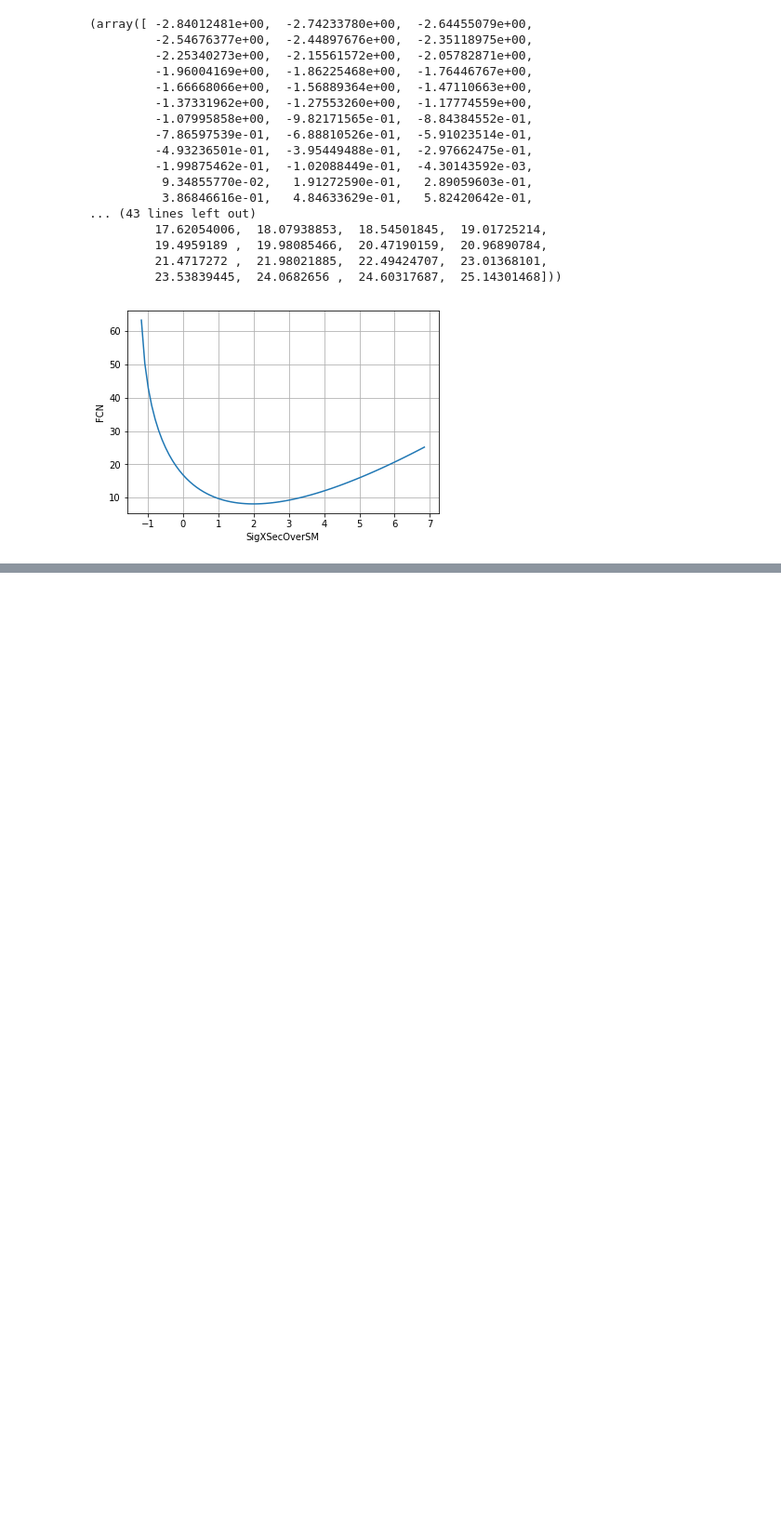
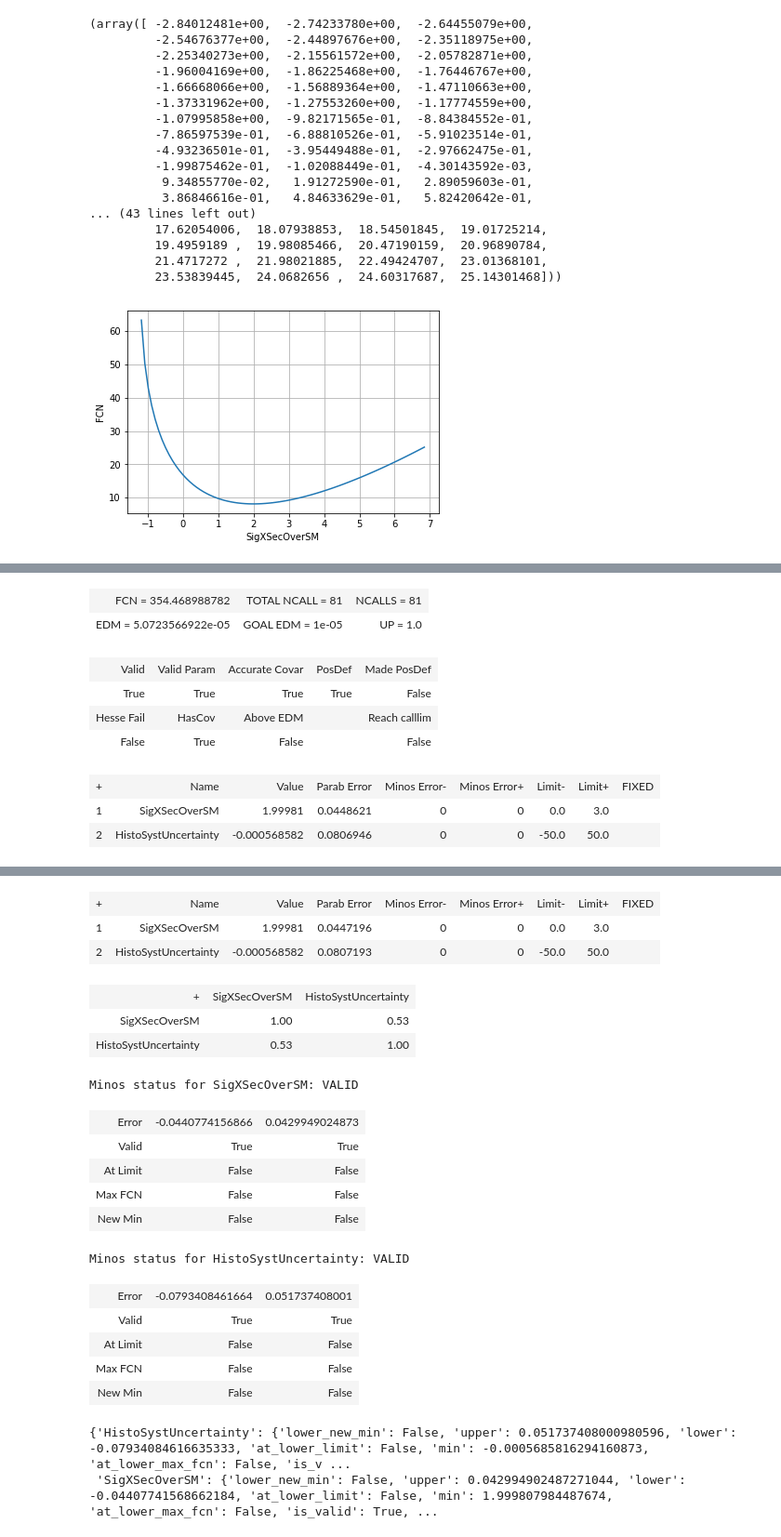
Before and after one commit to Histimator/Histimator, a Jupyter notebook: TestingConstraints.ipynb, the cells around one changed output, grey strips where cells are left out. Shown at 93% size. Cells and saved outputs as stored; diff of their text form; code cells hidden in the pictures; blank space fills up the shorter version.

```diff
--- a/TestingConstraints.ipynb
+++ b/TestingConstraints.ipynb
@@ -390,0 +432,6 @@ minimiser.draw_profile('SigXSecOverSM')
+# %%
+minimiser = Minuit(blh, **params)
+minimiser.migrad()
+minimiser.hesse()
+minimiser.minos()
+# %% [output]
@@ -390,0 +439,9 @@ minimiser.draw_profile('SigXSecOverSM')
+| FCN = 354.468988782 | TOTAL NCALL = 81 | NCALLS = 81 |
+| EDM = 5.0723566922e-05 | GOAL EDM = 1e-05 | UP = 1.0 |
+| Valid | Valid Param | Accurate Covar | PosDef | Made PosDef |
+| True | True | True | True | False |
+| Hesse Fail | HasCov | Above EDM |  | Reach calllim |
+| False | True | False |  | False |
+| + | Name | Value | Parab Error | Minos Error- | Minos Error+ | Limit- | Limit+ | FIXED |
+| 1 | SigXSecOverSM | 1.99981 | 0.0448621 | 0 | 0 | 0.0 | 3.0 |  |
+| 2 | HistoSystUncertainty | -0.000568582 | 0.0806946 | 0 | 0 | -50.0 | 50.0 |  |
@@ -390,0 +449,20 @@ minimiser.draw_profile('SigXSecOverSM')
+| + | Name | Value | Parab Error | Minos Error- | Minos Error+ | Limit- | Limit+ | FIXED |
+| 1 | SigXSecOverSM | 1.99981 | 0.0447196 | 0 | 0 | 0.0 | 3.0 |  |
+| 2 | HistoSystUncertainty | -0.000568582 | 0.0807193 | 0 | 0 | -50.0 | 50.0 |  |
+| + | SigXSecOverSM | HistoSystUncertainty |
+| SigXSecOverSM | 1.00 | 0.53 |
+| HistoSystUncertainty | 0.53 | 1.00 |
+Minos status for SigXSecOverSM: VALID
+| Error | -0.0440774156866 | 0.0429949024873 |
+| Valid | True | True |
+| At Limit | False | False |
+| Max FCN | False | False |
+| New Min | False | False |
+Minos status for HistoSystUncertainty: VALID
+| Error | -0.0793408461664 | 0.051737408001 |
+| Valid | True | True |
+| At Limit | False | False |
+| Max FCN | False | False |
+| New Min | False | False |
+{'HistoSystUncertainty': {'lower_new_min': False, 'upper': 0.051737408000980596, 'lower': -0.07934084616635333, 'at_lower_limit': False, 'min': -0.0005685816294160873, 'at_lower_max_fcn': False, 'is_v ...
+ 'SigXSecOverSM': {'lower_new_min': False, 'upper': 0.042994902487271044, 'lower': -0.04407741568662184, 'at_lower_limit': False, 'min': 1.999807984487674, 'at_lower_max_fcn': False, 'is_valid': True, ...
```
Also changed, not shown: parts of 7 cells of this notebook, 1 other file.
